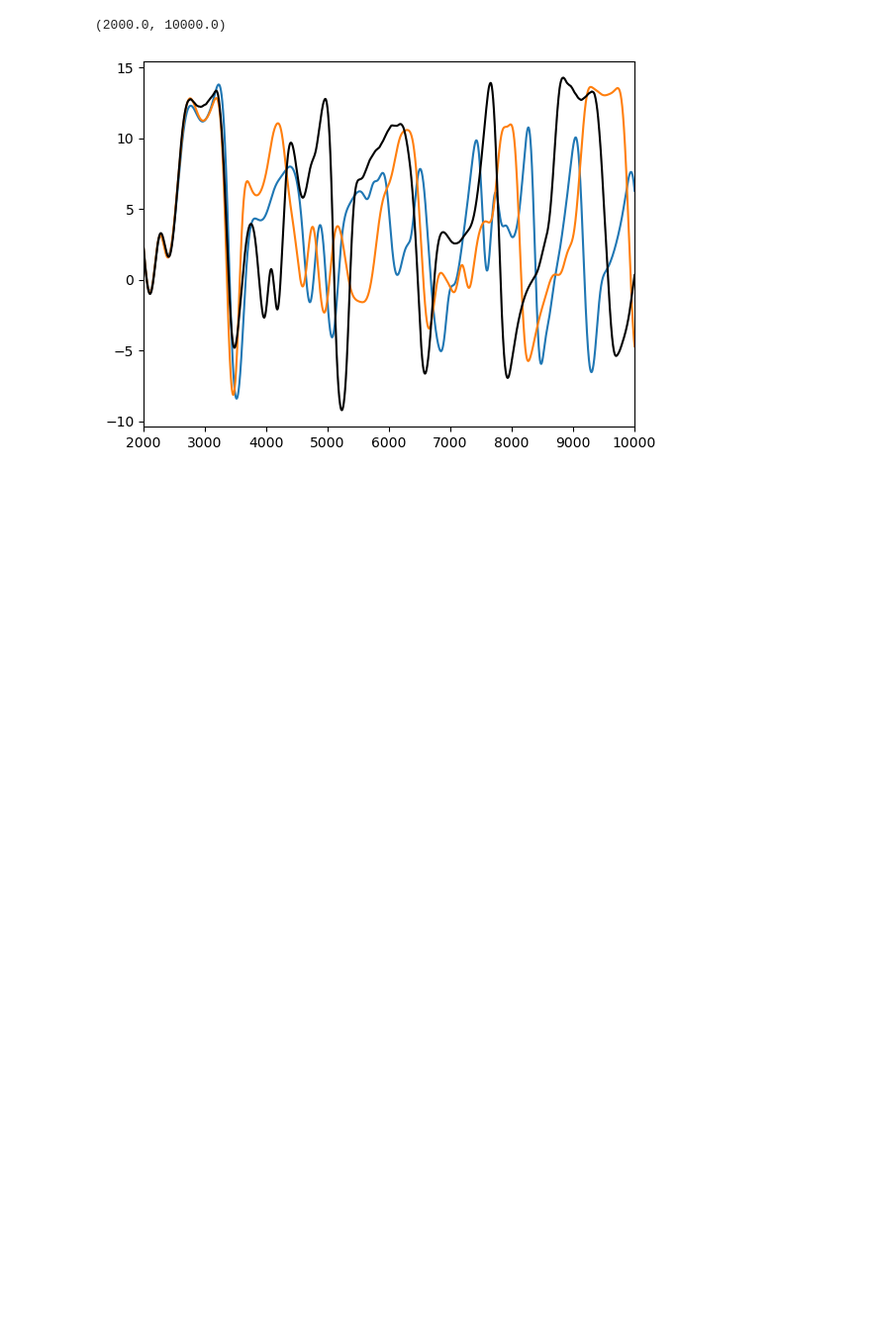
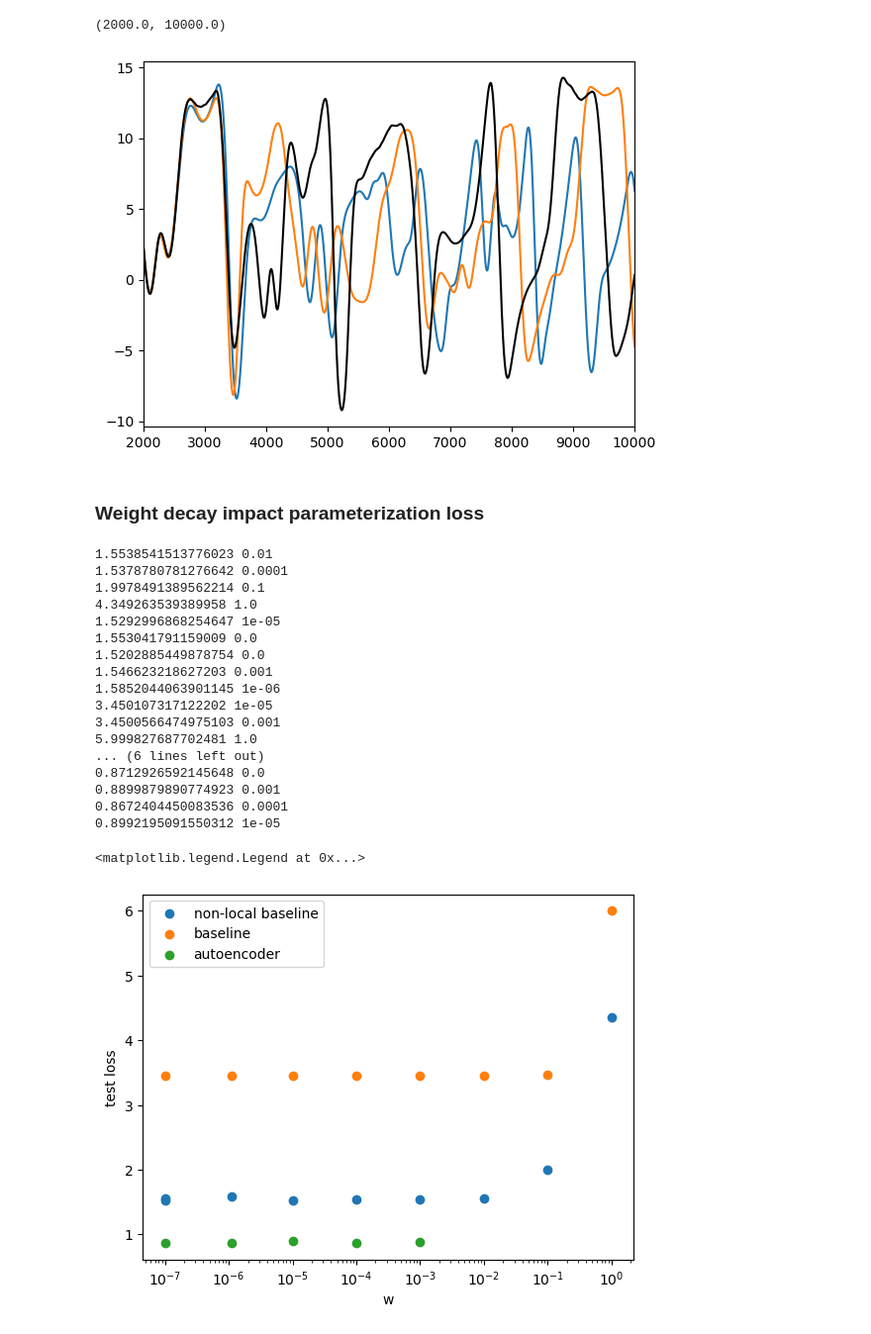
Before and after one commit to DLR-PA-EVA/schoenfeld26james_PrognosticMemoryParmeterizations, a Jupyter notebook: L96/plots.ipynb, the cells around one changed output. Shown at 99% size. Saved outputs shown, nothing was run; the diff lists cells and outputs as text; code cells hidden in the pictures; blank space fills up the shorter version.

```diff
--- a/L96/plots.ipynb
+++ b/L96/plots.ipynb
@@ -455,3 +413,55 @@ plt.xlim(2000, 10000)
 # %% [output]
 (2000.0, 10000.0)
 [figure]
+# %% [markdown]
+### Weight decay impact parameterization loss
+# %%
+label='non-local baseline'
+for file in os.listdir('networks/NN/latent_dims=0_past_timesteps=0_n_neighbours=7'):
+    if 'm=0.001' in file:
+        model = torch.load('networks/NN/latent_dims=0_past_timesteps=0_n_neighbours=7/'+ file, weights_only=False, map_location='cpu')
+        # print(model.weight_decay)
+        print(min(model.test_loss), model.weight_decay)
+        plt.scatter(model.weight_decay+ 1.e-7, min(model.test_loss), color='tab:blue', label=label)
+        label=None
+label='baseline'
+for file in os.listdir('networks/NN/latent_dims=0_past_timesteps=0_n_neighbours=0'):
+    if ('m=0.001' in file) and ('pkl' in file):
+        model = torch.load('networks/NN/latent_dims=0_past_timesteps=0_n_neighbours=0/'+ file, weights_only=False, map_location='cpu')
+        # print(model.weight_decay)
+        print(min(model.test_loss), model.weight_decay)
+        plt.scatter(model.weight_decay+ 1.e-7, min(model.test_loss), color='tab:orange', label=label)
+        label=None
+label='autoencoder'
+for file in os.listdir('hyper_opt/latent_dims=6'):
+    if ('m=0.001' in file) and ('pkl' in file):
+        model = torch.load('hyper_opt/latent_dims=6/'+ file, weights_only=False, map_location='cpu')
+        # print(model.weight_decay)
+        print(min(model.test_loss), model.weight_decay)
+        plt.scatter(model.weight_decay+ 1.e-7, min(model.test_loss), color='tab:green', label=label)
+        label=None
+
+plt.xscale('log')
+plt.xlabel('w')
+plt.ylabel('test loss')
+plt.legend()
+# %% [output]
+1.5538541513776023 0.01
+1.5378780781276642 0.0001
+1.9978491389562214 0.1
+4.349263539389958 1.0
+1.5292996868254647 1e-05
+1.553041791159009 0.0
+1.5202885449878754 0.0
+1.546623218627203 0.001
+1.5852044063901145 1e-06
+3.450107317122202 1e-05
+3.4500566474975103 0.001
+5.999827687702481 1.0
+... (6 lines left out)
+0.8712926592145648 0.0
+0.8899879890774923 0.001
+0.8672404450083536 0.0001
+0.8992195091550312 1e-05
+<matplotlib.legend.Legend at 0x...>
+[figure, added]
```
Also changed, not shown: parts of 13 cells of this notebook, 5 other files.
